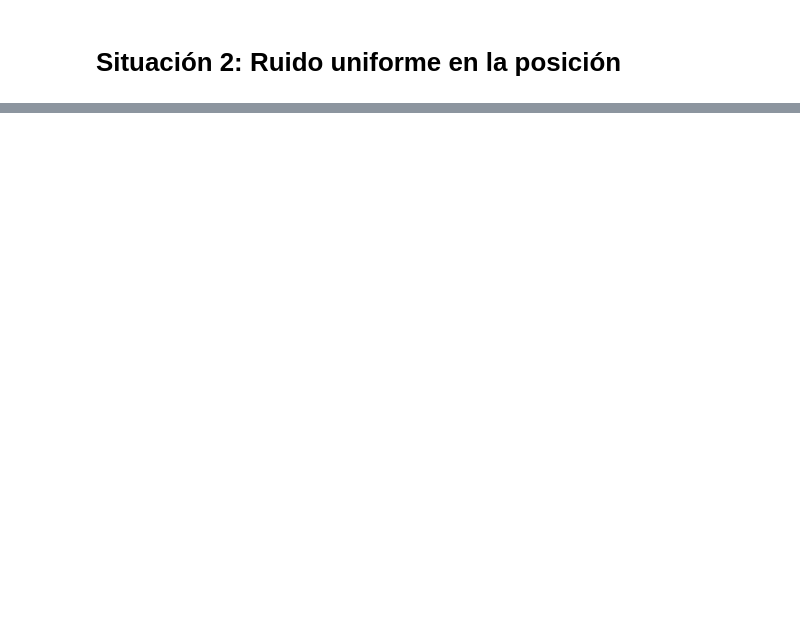
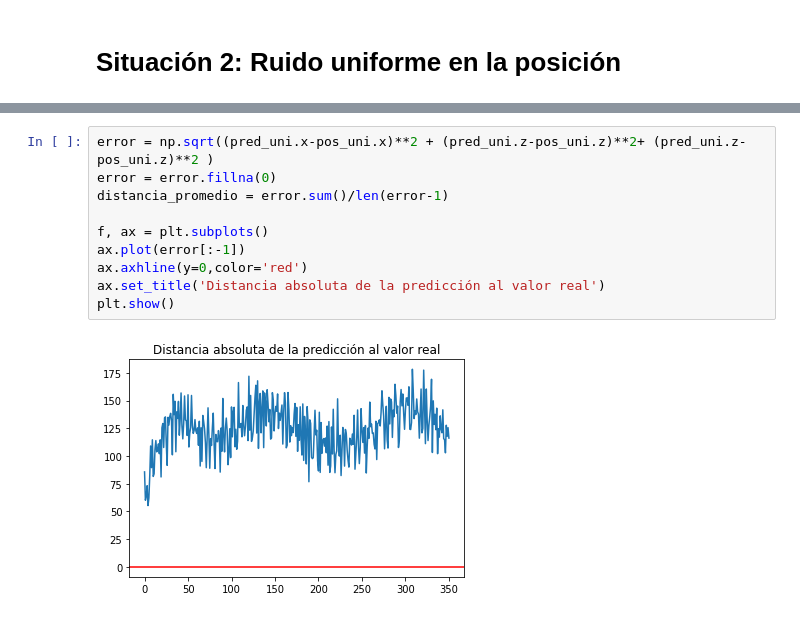
Before and after one commit to nicolascecchi/AI-Specialization, a Jupyter notebook: MateIA/Implementacion_Kalman.ipynb, the cells around one changed output, grey strips where cells are left out. Drawn from its saved outputs; the diff is of its cells as text; blank space fills up the shorter version.

```diff
--- a/MateIA/Implementacion_Kalman.ipynb
+++ b/MateIA/Implementacion_Kalman.ipynb
@@ -153,0 +168,12 @@ pred_uni = Kalman(a = Kalman(arranque, P_0_0,  pos_gauss, A, C, Q, R_uni))
+# %%
+error = np.sqrt((pred_uni.x-pos_uni.x)**2 + (pred_uni.z-pos_uni.z)**2+ (pred_uni.z-pos_uni.z)**2 )
+error = error.fillna(0)
+distancia_promedio = error.sum()/len(error-1)
+
+f, ax = plt.subplots()
+ax.plot(error[:-1])
+ax.axhline(y=0,color='red')
+ax.set_title('Distancia absoluta de la predicción al valor real')
+plt.show()
+# %% [output]
+[figure, added]
```
Also changed, not shown: parts of 25 cells of this notebook.
